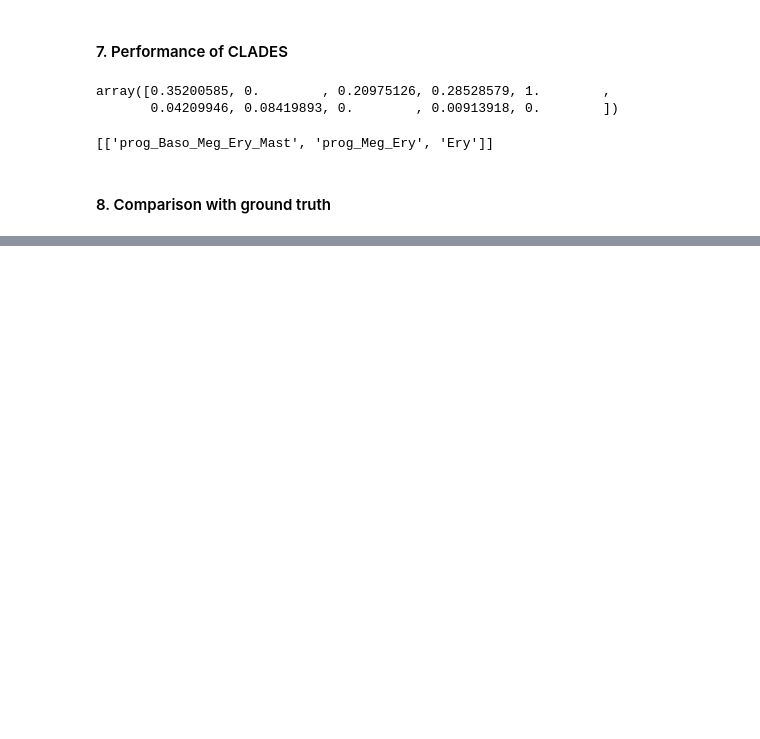
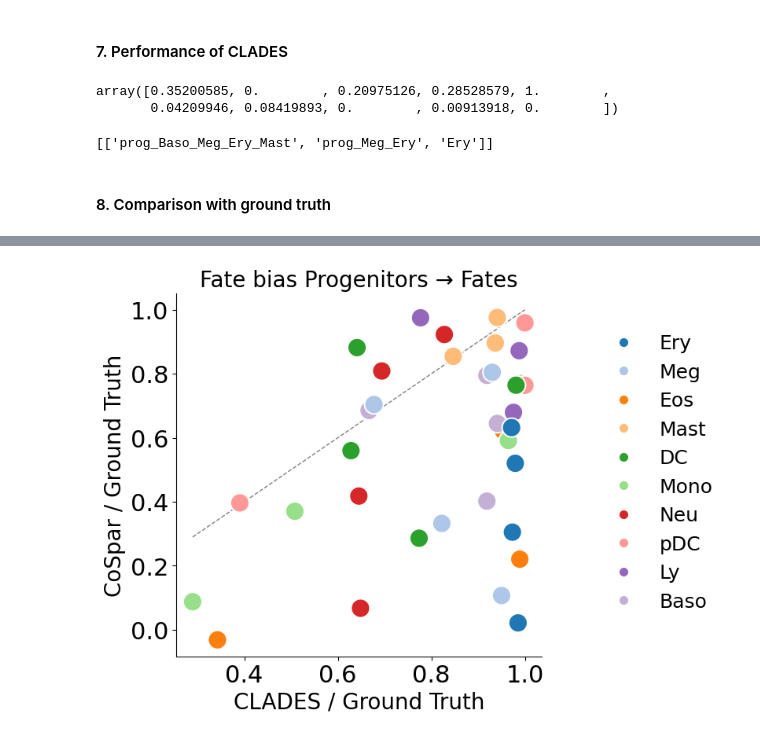
Before and after one commit to StatBiomed/clonaltrans, a Jupyter notebook: notebooks/Figure_4_G-H.ipynb, the cells around one changed output, grey strips where cells are left out. Drawn from its saved outputs; the diff is of its cells as text; code cells hidden in the pictures; blank space fills up the shorter version.

```diff
--- a/notebooks/S1R2Q4_Benchmark_CoSpar.ipynb
+++ b/notebooks/Figure_4_G-H.ipynb
@@ -350,0 +423,14 @@ with_cospar(
+# %%
+from clonaltrans.pl import with_cospar_all
+with_cospar_all(
+    adata_all_latert,
+    adata,
+    model,
+    cluster_names,
+    gillespie_dir,
+    selected_fates,
+    selected_fates,
+    save='weinrebcosparfate'
+)
+# %% [output]
+[figure, added]
```
Also changed, not shown: parts of 16 cells of this notebook, 23 other files.
